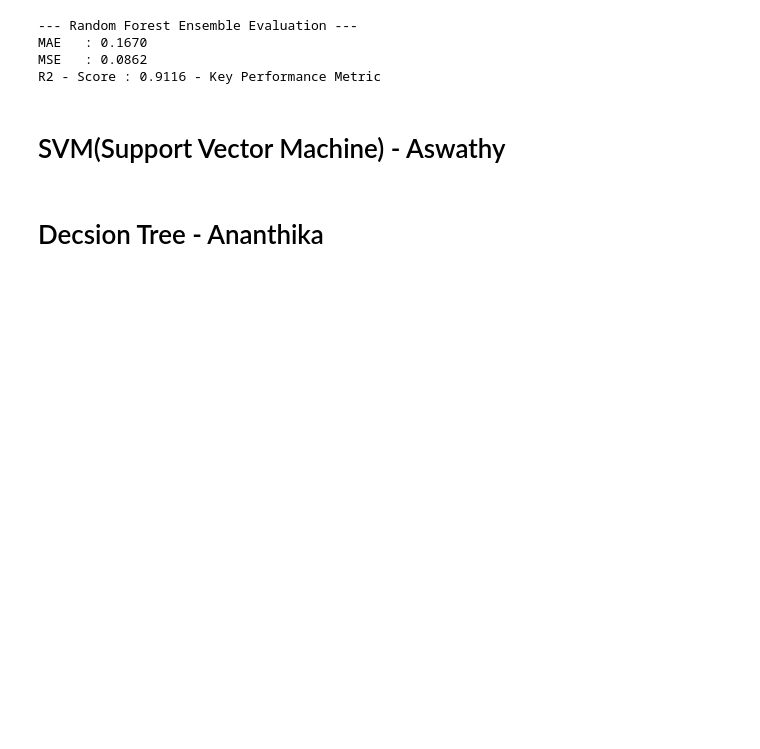
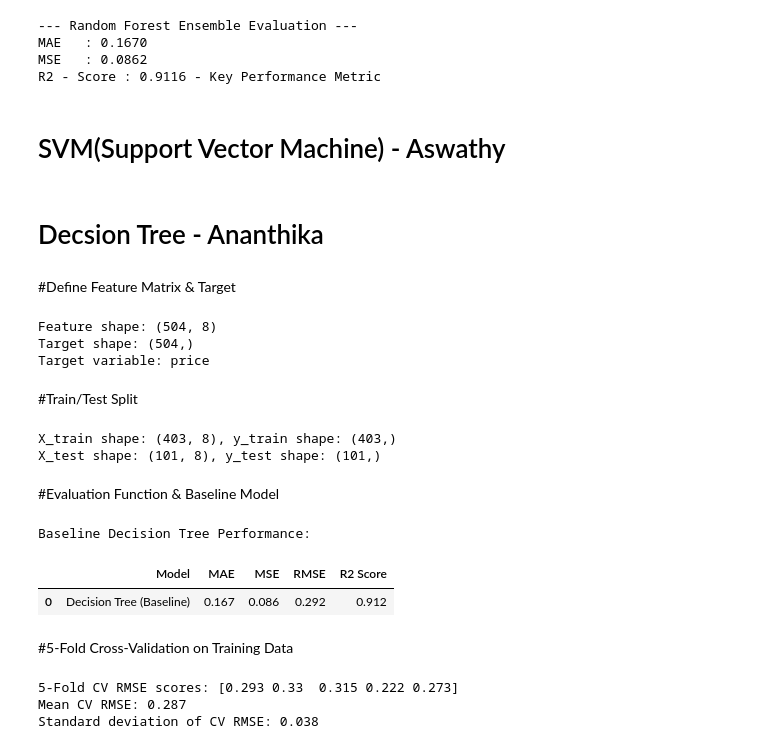
Before and after one commit to AlvinManoj05/Data-Preprocessing-Project, a Jupyter notebook: Data_Processing_Group_Assignment.ipynb, the cells around one changed output. Saved outputs shown, nothing was run; the diff lists cells and outputs as text; code cells hidden in the pictures; blank space fills up the shorter version.

```diff
--- a/Data_Processing_Group_Assignment.ipynb
+++ b/Data_Processing_Group_Assignment.ipynb
@@ -569,0 +580,78 @@ X_scaled
+# %% [markdown]
+#Define Feature Matrix & Target
+# %%
+# The target 'price' is kept in its original units.
+X = df.drop(columns=["price"])
+y = df["price"]
+
+# Ensure only numeric features are passed after encoding
+X = X.select_dtypes(include=["number"]).copy()
+
+print("Feature shape:", X.shape)
+print("Target shape:", y.shape)
+print("Target variable: price")
+# %% [output]
+Feature shape: (504, 8)
+Target shape: (504,)
+Target variable: price
+# %% [markdown]
+#Train/Test Split
+# %%
+# Split into training and hold-out test set
+X_train, X_test, y_train, y_test = train_test_split(
+    X, y, test_size=0.20, random_state=42
+)
+
+print(f"X_train shape: {X_train.shape}, y_train shape: {y_train.shape}")
+print(f"X_test shape: {X_test.shape}, y_test shape: {y_test.shape}")
+# %% [output]
+X_train shape: (403, 8), y_train shape: (403,)
+X_test shape: (101, 8), y_test shape: (101,)
+# %% [markdown]
+#Evaluation Function & Baseline Model
+# %%
+def evaluate_regression(model_name, y_true, y_pred):
+    mae = mean_absolute_error(y_true, y_pred)
+    mse = mean_squared_error(y_true, y_pred)
+    rmse = np.sqrt(mse)
+    r2 = r2_score(y_true, y_pred)
+    return {
+        "Model": model_name,
+        "MAE": mae,
+        "MSE": mse,
+        "RMSE": rmse,
+        "R2 Score": r2
+    }
+
+# Baseline Decision Tree
+dt_model = DecisionTreeRegressor(random_state=42)
+dt_model.fit(X_train, y_train)
+y_pred_dt = dt_model.predict(X_test)
+
+baseline_results = evaluate_regression("Decision Tree (Baseline)", y_test, y_pred_dt)
+print("Baseline Decision Tree Performance:")
+display(pd.DataFrame([baseline_results]).round(3))
+# %% [output]
+Baseline Decision Tree Performance:
+|  | Model | MAE | MSE | RMSE | R2 Score |
+| 0 | Decision Tree (Baseline) | 0.167 | 0.086 | 0.292 | 0.912 |
+# %% [markdown]
+#5-Fold Cross-Validation on Training Data
+# %%
+# 5-Fold Cross-Validation to assess training stability
+cv = KFold(n_splits=5, shuffle=True, random_state=42)
+cv_scores = cross_val_score(
+    DecisionTreeRegressor(random_state=42),
+    X_train, y_train,
+    cv=cv,
+    scoring="neg_mean_squared_error"
+)
+cv_rmse = np.sqrt(-cv_scores)
+
+print("5-Fold CV RMSE scores:", np.round(cv_rmse, 3))
+print("Mean CV RMSE:", round(cv_rmse.mean(), 3))
+print("Standard deviation of CV RMSE:", round(cv_rmse.std(), 3))
+# %% [output]
+5-Fold CV RMSE scores: [0.293 0.33  0.315 0.222 0.273]
+Mean CV RMSE: 0.287
+Standard deviation of CV RMSE: 0.038
```
Also changed, not shown: parts of 9 cells of this notebook.
